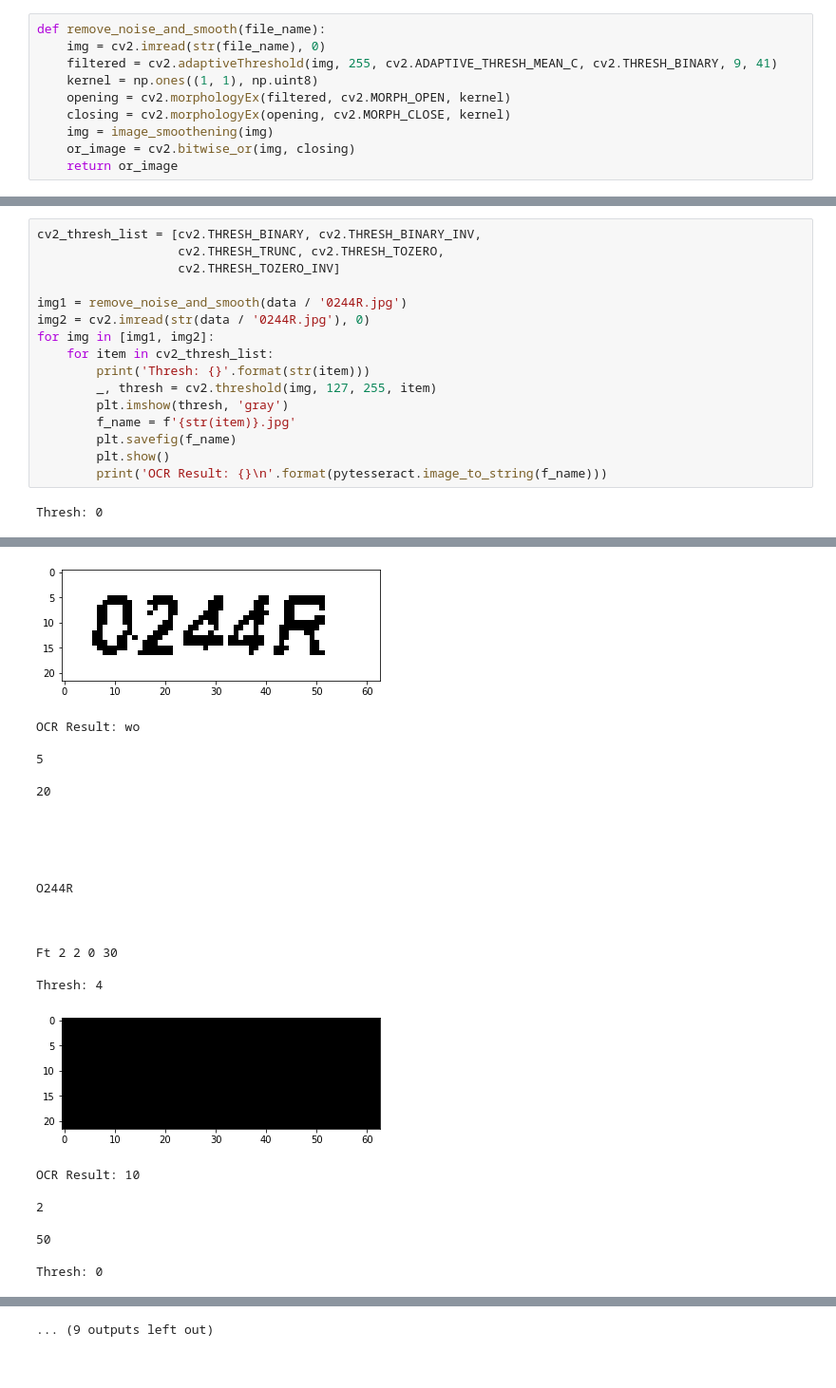
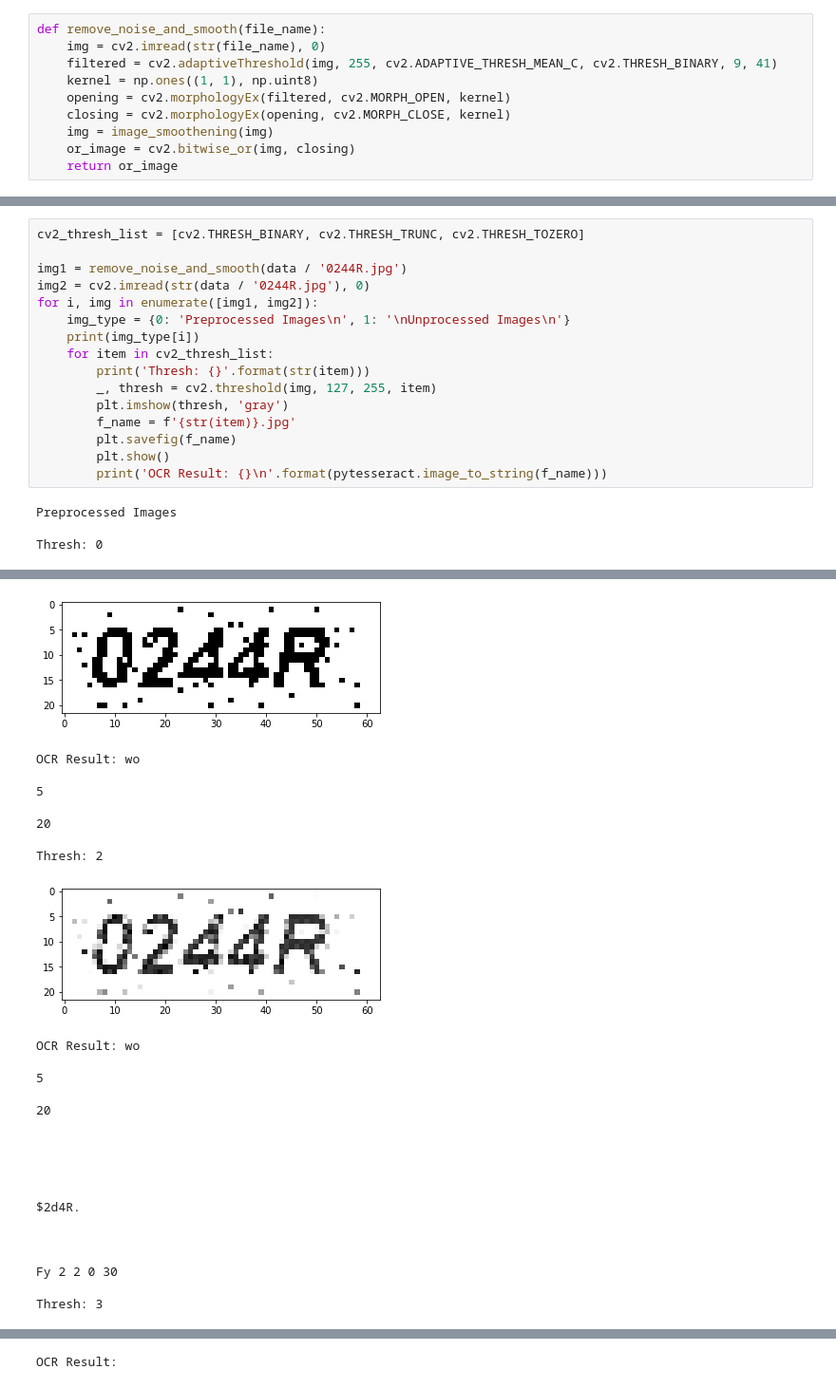
Before and after one commit to trenton3983/stack_overflow, a Jupyter notebook: complete_solutions/2019-07-27_ocr_image_processing_pytesseract_cv2.ipynb, the cells around one changed output, grey strips where cells are left out. Shown: that part at 95% size. Drawn from its saved outputs; the diff is of its cells as text.

```diff
--- a/complete_solutions/2019-07-27_ocr_image_processing_pytesseract_cv2.ipynb
+++ b/complete_solutions/2019-07-27_ocr_image_processing_pytesseract_cv2.ipynb
@@ -56,11 +62,11 @@ def remove_noise_and_smooth(file_name):
 # %%
-cv2_thresh_list = [cv2.THRESH_BINARY, cv2.THRESH_BINARY_INV,
-                   cv2.THRESH_TRUNC, cv2.THRESH_TOZERO,
-                   cv2.THRESH_TOZERO_INV]
+cv2_thresh_list = [cv2.THRESH_BINARY, cv2.THRESH_TRUNC, cv2.THRESH_TOZERO]
 
 img1 = remove_noise_and_smooth(data / '0244R.jpg')
 img2 = cv2.imread(str(data / '0244R.jpg'), 0)
-for img in [img1, img2]:
+for i, img in enumerate([img1, img2]):
+    img_type = {0: 'Preprocessed Images\n', 1: '\nUnprocessed Images\n'}
+    print(img_type[i])
     for item in cv2_thresh_list:
         print('Thresh: {}'.format(str(item)))
         _, thresh = cv2.threshold(img, 127, 255, item)
@@ -70,6 +76,8 @@ for img in [img1, img2]:
         plt.show()
         print('OCR Result: {}\n'.format(pytesseract.image_to_string(f_name)))
 # %% [output]
+Preprocessed Images
+
 Thresh: 0
 [figure]
 OCR Result: wo
@@ -120,26 +139,26 @@ Thresh: 3
-[figure, old version]
+[figure, new version]
 OCR Result: wo
 
 5
 
 20
 
-
-
-
-
-O244R
-
-
-
-Ft 2 2 0 30
-
-Thresh: 4
+Thresh: 2
-[figure, old version]
+[figure, new version]
-OCR Result: 10
+OCR Result: wo
 
-2
+5
 
-50
+20
 
-Thresh: 0
+
+
+
+
+$2d4R.
+
+
+
+Fy 2 2 0 30
+
+Thresh: 3
@@ -147 +166 @@ Thresh: 0
-... (9 outputs left out)
+OCR Result:
```
Also changed, not shown: parts of 2 cells of this notebook.
